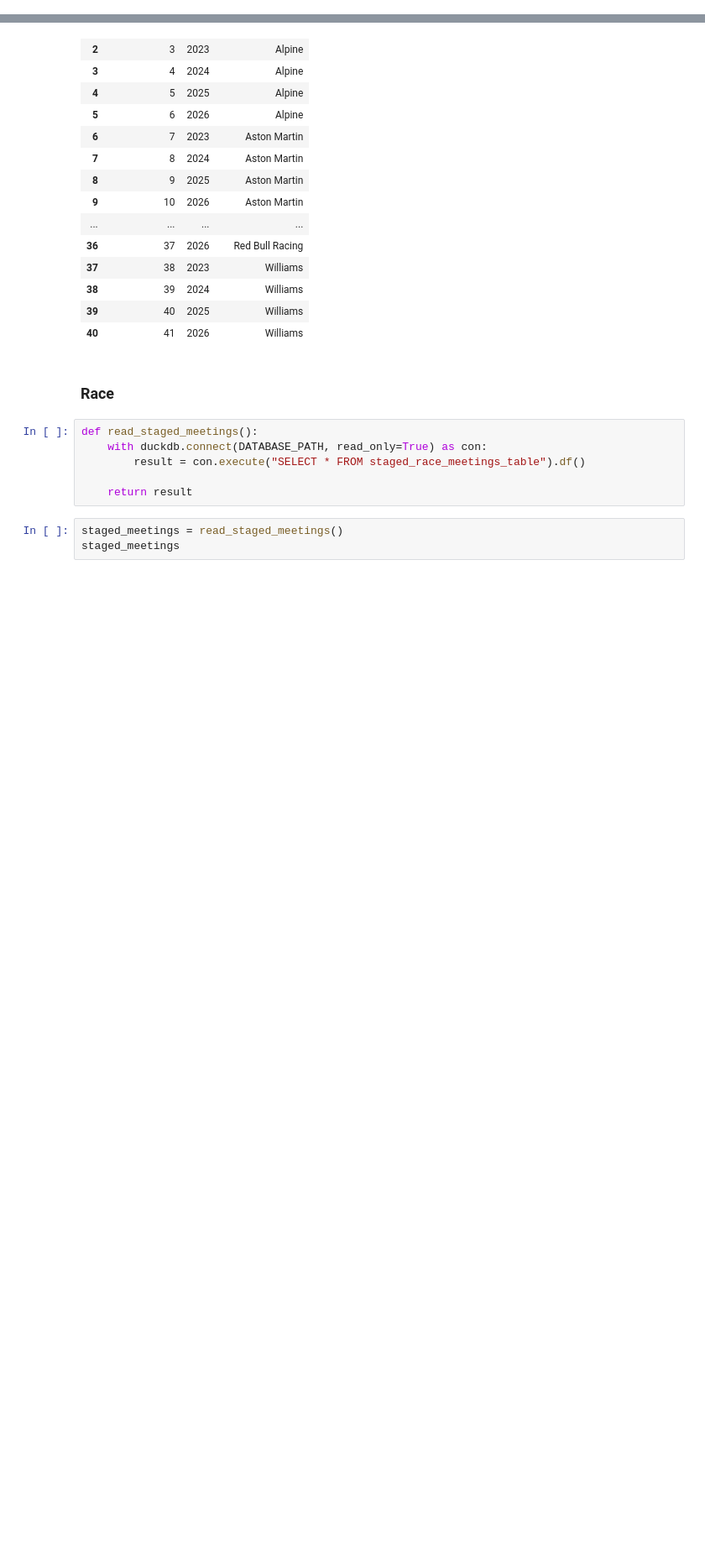
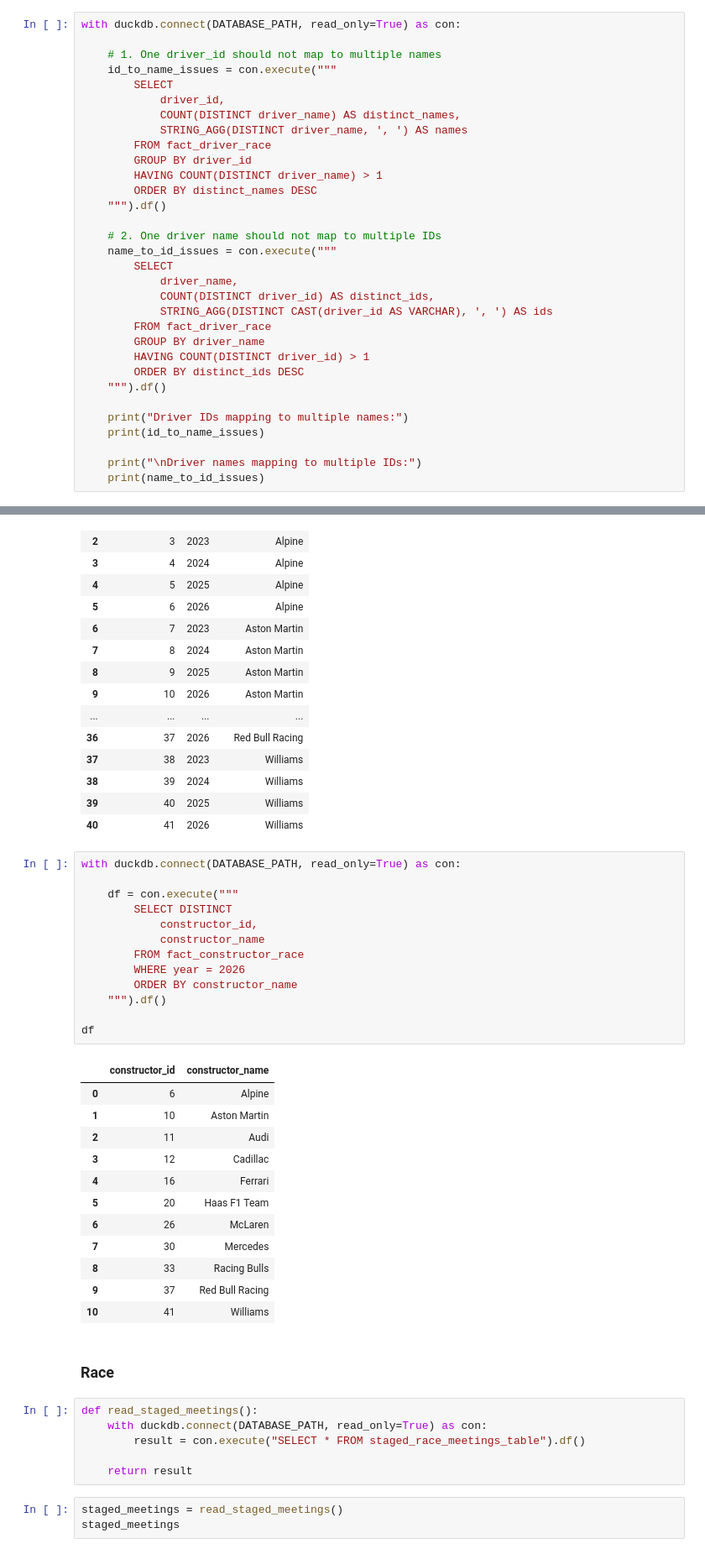
Before and after one commit to jguptil1/F1Fantasy, a Jupyter notebook: src/ingestion/database_testing.ipynb, the cells around one changed output, grey strips where cells are left out. Shown at 84% size. Cells and saved outputs as stored; diff of their text form; blank space fills up the shorter version.

```diff
--- a/src/ingestion/database_testing.ipynb
+++ b/src/ingestion/database_testing.ipynb
@@ -230,0 +253,32 @@ drivers.tail(30)
+# %%
+with duckdb.connect(DATABASE_PATH, read_only=True) as con:
+
+    # 1. One driver_id should not map to multiple names
+    id_to_name_issues = con.execute("""
+        SELECT
+            driver_id,
+            COUNT(DISTINCT driver_name) AS distinct_names,
+            STRING_AGG(DISTINCT driver_name, ', ') AS names
+        FROM fact_driver_race
+        GROUP BY driver_id
+        HAVING COUNT(DISTINCT driver_name) > 1
+        ORDER BY distinct_names DESC
+    """).df()
+
+    # 2. One driver name should not map to multiple IDs
+    name_to_id_issues = con.execute("""
+        SELECT
+            driver_name,
+            COUNT(DISTINCT driver_id) AS distinct_ids,
+            STRING_AGG(DISTINCT CAST(driver_id AS VARCHAR), ', ') AS ids
+        FROM fact_driver_race
+        GROUP BY driver_name
+        HAVING COUNT(DISTINCT driver_id) > 1
+        ORDER BY distinct_ids DESC
+    """).df()
+
+    print("Driver IDs mapping to multiple names:")
+    print(id_to_name_issues)
+
+    print("\nDriver names mapping to multiple IDs:")
+    print(name_to_id_issues)
@@ -308,6 +372,32 @@ dim_constructors
 | 38 | 39 | 2024 | Williams |
 | 39 | 40 | 2025 | Williams |
 | 40 | 41 | 2026 | Williams |
+# %%
+with duckdb.connect(DATABASE_PATH, read_only=True) as con:
+
+    df = con.execute("""
+        SELECT DISTINCT
+            constructor_id,
+            constructor_name
+        FROM fact_constructor_race
+        WHERE year = 2026
+        ORDER BY constructor_name
+    """).df()
+
+df
+# %% [output]
+|  | constructor_id | constructor_name |
+| 0 | 6 | Alpine |
+| 1 | 10 | Aston Martin |
+| 2 | 11 | Audi |
+| 3 | 12 | Cadillac |
+| 4 | 16 | Ferrari |
+| 5 | 20 | Haas F1 Team |
+| 6 | 26 | McLaren |
+| 7 | 30 | Mercedes |
+| 8 | 33 | Racing Bulls |
+| 9 | 37 | Red Bull Racing |
+| 10 | 41 | Williams |
 # %% [markdown]
 ### Race
 # %%
```
Also changed, not shown: parts of 15 cells of this notebook, 7 other files.
